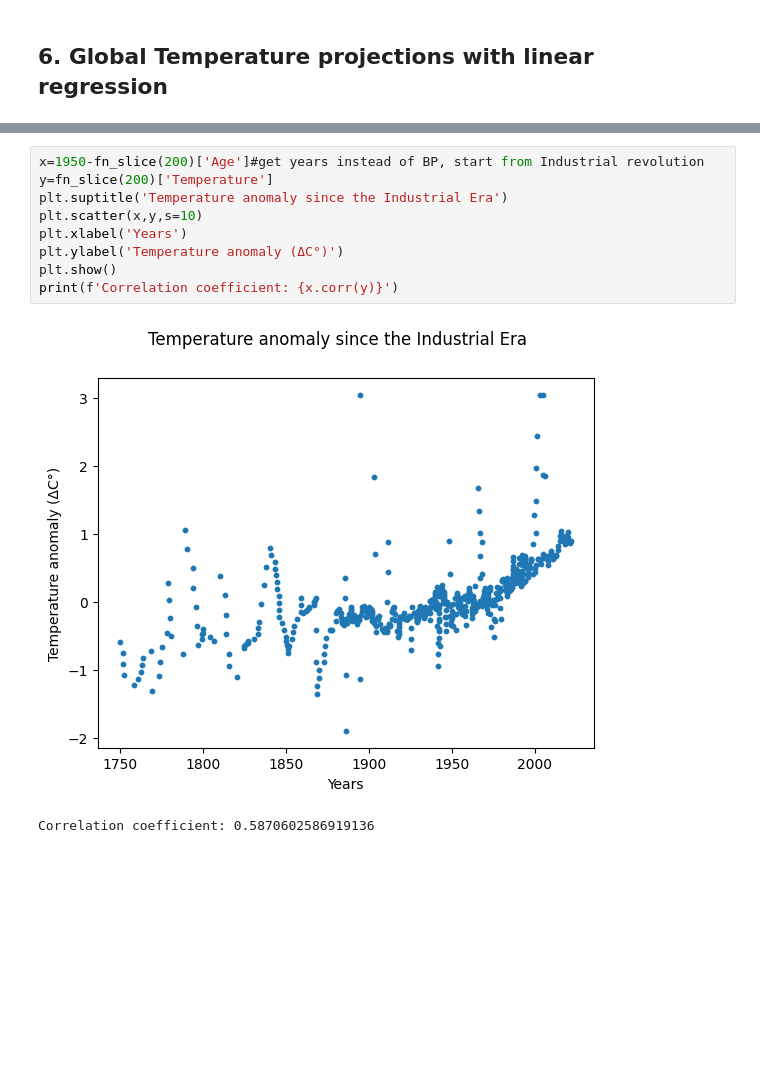
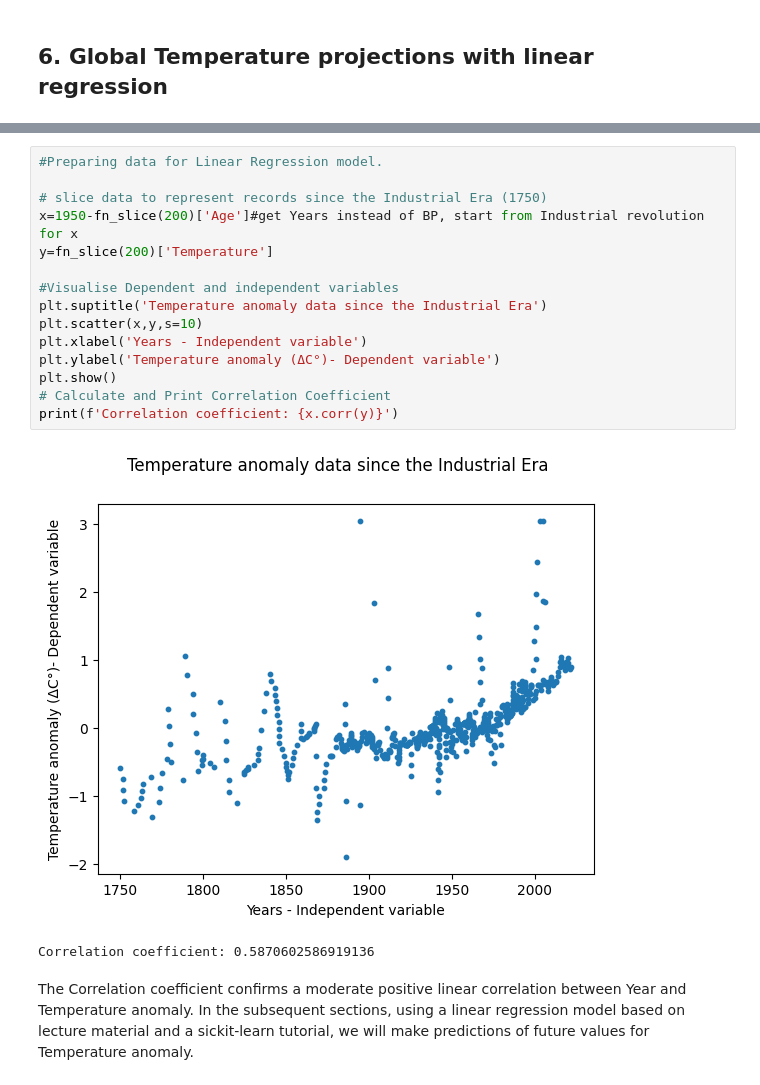
Before and after one commit to noyo0/ProgrammingForDataAnalysis_Project2, a Jupyter notebook: Project2/Project2.ipynb, the cells around one changed output, grey strips where cells are left out. Cells and saved outputs as stored; diff of their text form; blank space fills up the shorter version.

```diff
--- a/Project2/Project2.ipynb
+++ b/Project2/Project2.ipynb
@@ -1471,13 +1485,21 @@ Data from Industrial era
 # %%
-x=1950-fn_slice(200)['Age']#get years instead of BP, start from Industrial revolution
+#Preparing data for Linear Regression model.
+
+# slice data to represent records since the Industrial Era (1750)
+x=1950-fn_slice(200)['Age']#get Years instead of BP, start from Industrial revolution for x
 y=fn_slice(200)['Temperature']
-plt.suptitle('Temperature anomaly since the Industrial Era')
+
+#Visualise Dependent and independent variables
+plt.suptitle('Temperature anomaly data since the Industrial Era')
 plt.scatter(x,y,s=10)
-plt.xlabel('Years')
-plt.ylabel('Temperature anomaly (ΔC°)')
+plt.xlabel('Years - Independent variable')
+plt.ylabel('Temperature anomaly (ΔC°)- Dependent variable')
 plt.show()
+# Calculate and Print Correlation Coefficient
 print(f'Correlation coefficient: {x.corr(y)}')
 # %% [output]
-[figure, old version]
+[figure, new version]
 Correlation coefficient: 0.5870602586919136
+# %% [markdown]
+The Correlation coefficient confirms a moderate positive linear correlation between Year and Temperature anomaly. In the subsequent sections, using a linear regression model based on lecture material and a sickit-learn tutorial, we will make predictions of future values for Temperature anomaly.
 # %%
```
Also changed, not shown: parts of 38 cells of this notebook, 1 other file.
